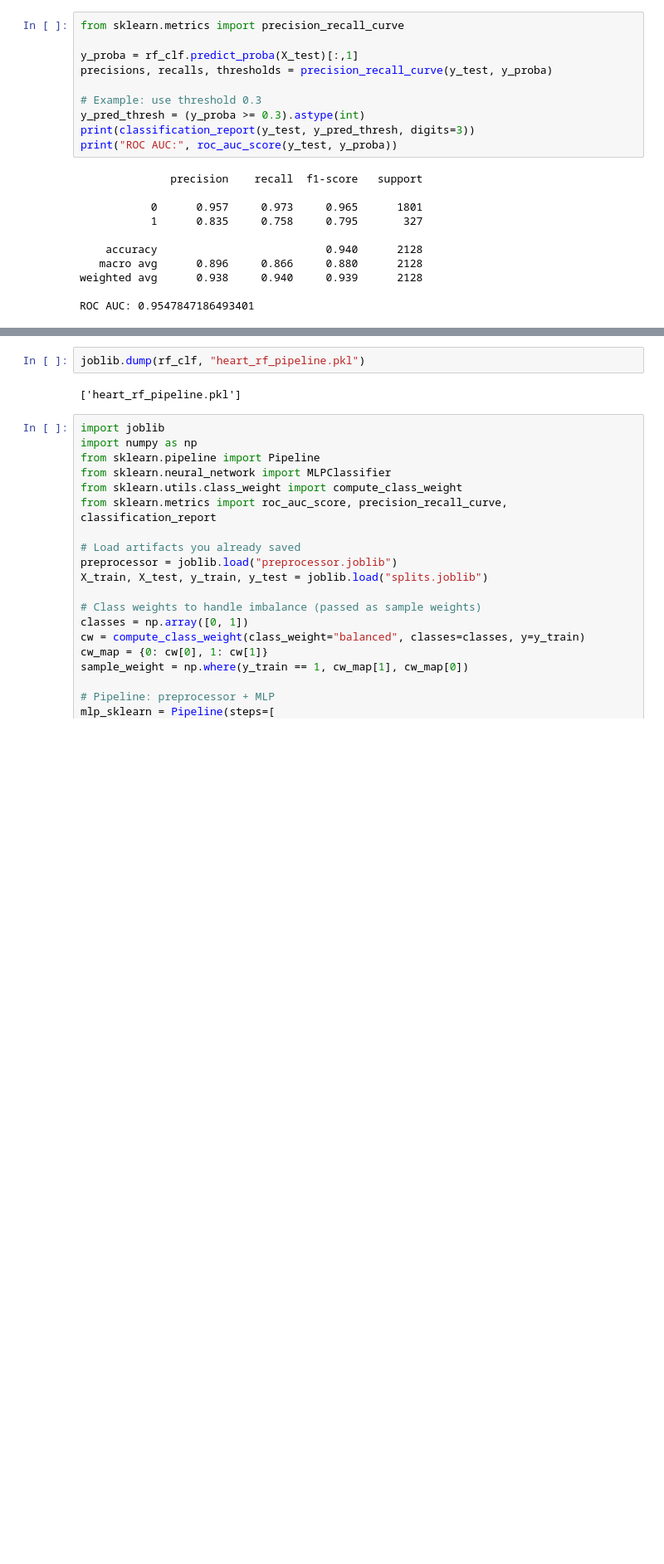
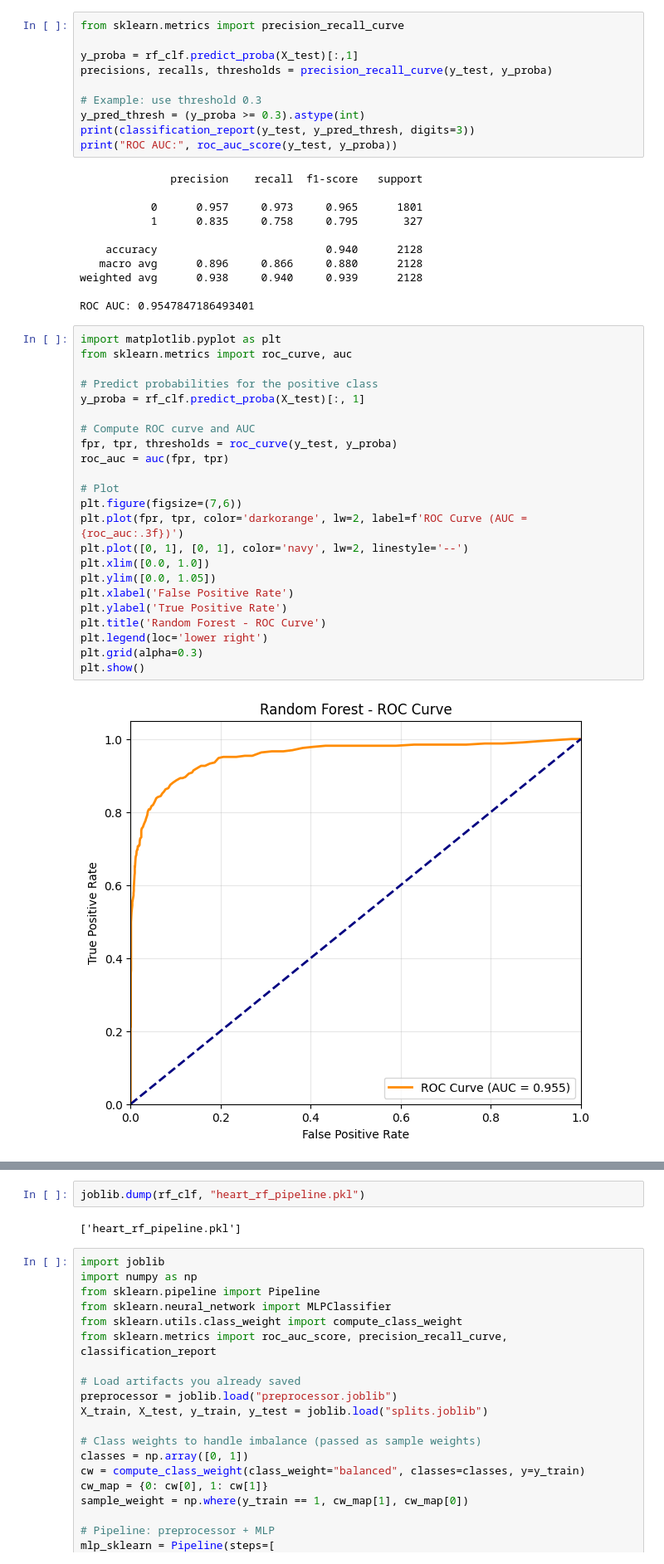
Before and after one commit to SYNCODE-SLIIT/Heart-Disease, a Jupyter notebook: notebook/model.ipynb, the cells around one changed output, grey strips where cells are left out. Shown: that part at 83% size. Cells and saved outputs as stored; diff of their text form; blank space fills up the shorter version.

```diff
--- a/notebook/model.ipynb
+++ b/notebook/model.ipynb
@@ -77,3 +77,28 @@ print("ROC AUC:", roc_auc_score(y_test, y_proba))
 weighted avg      0.938     0.940     0.939      2128
 
 ROC AUC: 0.9547847186493401
+# %%
+import matplotlib.pyplot as plt
+from sklearn.metrics import roc_curve, auc
+
+# Predict probabilities for the positive class
+y_proba = rf_clf.predict_proba(X_test)[:, 1]
+
+# Compute ROC curve and AUC
+fpr, tpr, thresholds = roc_curve(y_test, y_proba)
+roc_auc = auc(fpr, tpr)
+
+# Plot
+plt.figure(figsize=(7,6))
+plt.plot(fpr, tpr, color='darkorange', lw=2, label=f'ROC Curve (AUC = {roc_auc:.3f})')
+plt.plot([0, 1], [0, 1], color='navy', lw=2, linestyle='--')
+plt.xlim([0.0, 1.0])
+plt.ylim([0.0, 1.05])
+plt.xlabel('False Positive Rate')
+plt.ylabel('True Positive Rate')
+plt.title('Random Forest - ROC Curve')
+plt.legend(loc='lower right')
+plt.grid(alpha=0.3)
+plt.show()
+# %% [output]
+[figure, added]
```
Also changed, not shown: parts of 2 cells of this notebook.
